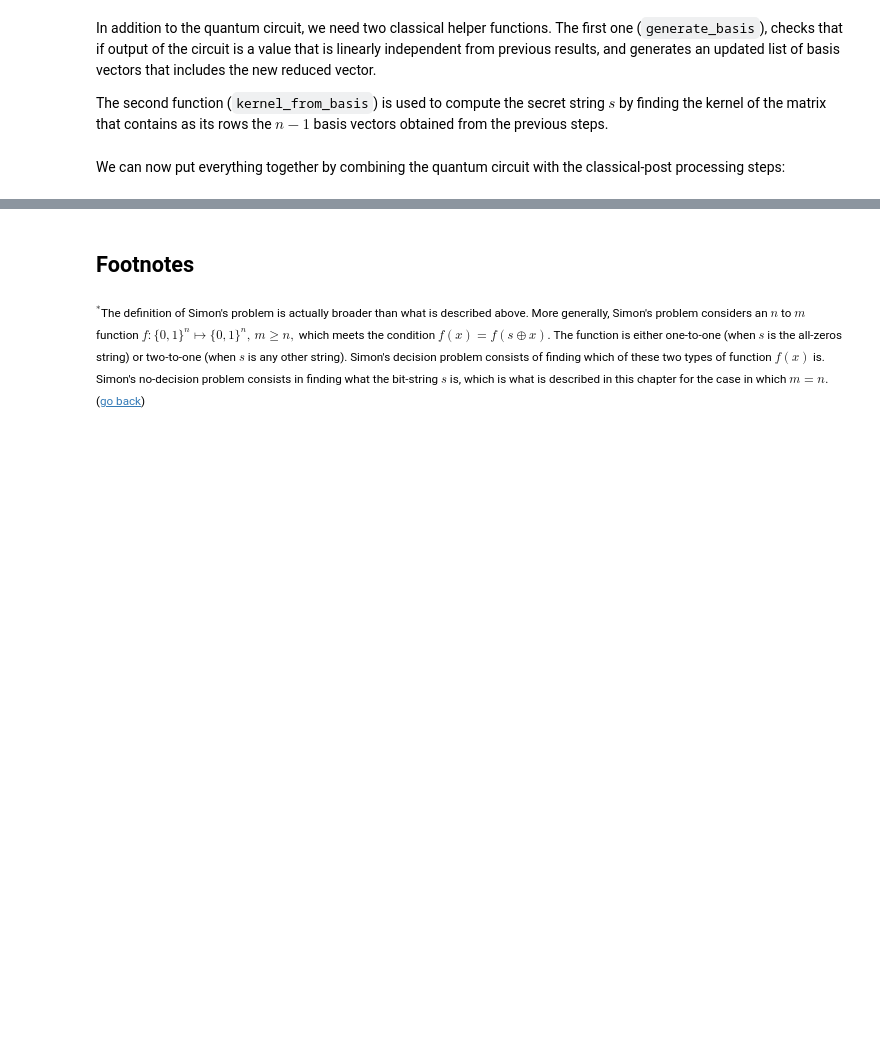
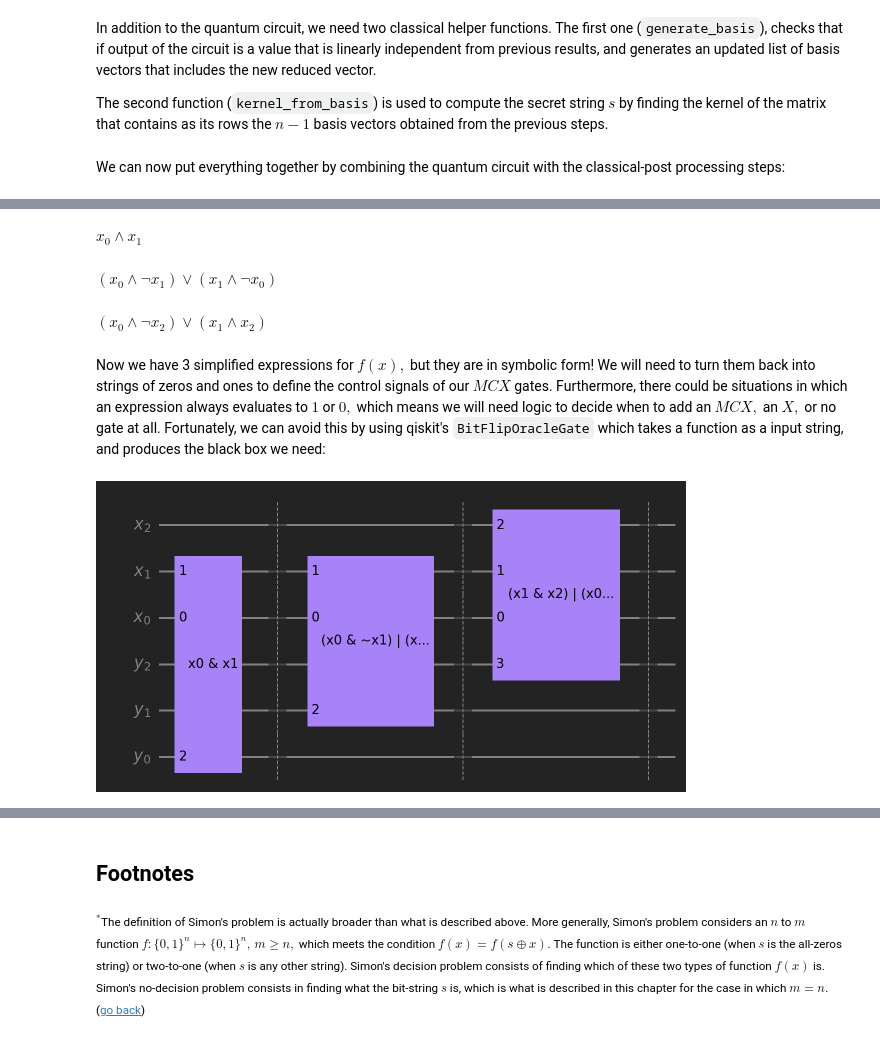
Before and after one commit to learn-quantum/lqc-textbook, a Jupyter notebook: chapters/04_quantum_algorithms/04_03_simons.ipynb, the cells around one changed output, grey strips where cells are left out. Drawn from its saved outputs; the diff is of its cells as text; code cells hidden in the pictures; blank space fills up the shorter version.

```diff
--- a/chapters/04_quantum_algorithms/04_03_simons.ipynb
+++ b/chapters/04_quantum_algorithms/04_03_simons.ipynb
@@ -823,0 +919,45 @@ $$
+# %%
+n = 3                         # number of qubits
+x_vars = ['x2', 'x1', 'x0']   # list of x inputs as strings
+x_symbs = symbols(x_vars)     # list of x inputs as symbols
+fx_expr_lst = []              # List to store fx expressions
+fx_x_lst = []                 # List to store x values in each fx expression
+# %%
+# Simplify f(x)_0
+fx_0 = [[0, 1, 1],
+        [1, 1, 1],]
+
+expr = SOPform(x_symbs, fx_0)
+fx_expr_lst.append(expr)
+fx_x_lst.append(expr.free_symbols)
+fx_expr_lst[0]
+# %% [output]
+$\displaystyle x_{0} \wedge x_{1}$
+# %%
+# Simplify f(x)_1
+fx_1 = [[0, 0, 1],
+        [0, 1, 0],
+        [1, 0, 1],
+        [1, 1, 0]]
+
+expr = SOPform(x_symbs, fx_1)
+fx_expr_lst.append(expr)
+fx_x_lst.append(expr.free_symbols)
+fx_expr_lst[1]
+# %% [output]
+$\displaystyle \left(x_{0} \wedge \neg x_{1}\right) \vee \left(x_{1} \wedge \neg x_{0}\right)$
+# %%
+# Simplify f(x)_2
+fx_2 = [[0, 0, 1],
+        [0, 1, 1],
+        [1, 1, 0],
+        [1, 1, 1]]
+
+expr = SOPform(x_symbs, fx_2)
+fx_expr_lst.append(expr)
+fx_x_lst.append(expr.free_symbols)
+fx_expr_lst[2]
+# %% [output]
+$\displaystyle \left(x_{0} \wedge \neg x_{2}\right) \vee \left(x_{1} \wedge x_{2}\right)$
+# %% [markdown]
+Now we have 3 simplified expressions for $f(x),$ but they are in symbolic form! We will need to turn them back into strings of zeros and ones to define the control signals of our $MCX$ gates. Furthermore, there could be situations in which an expression always evaluates to $1$ or $0,$ which means we will need logic to decide when to add an $MCX,$ an $X,$ or no gate at all. Fortunately, we can avoid this by using qiskit's `BitFlipOracleGate` which takes a function as a input string, and produces the black box we need:
@@ -823,0 +966,18 @@ $$
+# %%
+n = 3
+
+xr = QuantumRegister(n, name='x')
+yr = QuantumRegister(n, name='y')
+
+qc_bool = QuantumCircuit(yr, xr)
+
+for i in range(n):
+    fx_expr = str(fx_expr_lst[i])
+    x_in_fx = sorted([int(str(symbol)[1:]) for symbol in fx_x_lst[i]])
+    x_qubits = [q+n for q in x_in_fx] + [i]
+    qc_bool.append(BitFlipOracleGate(fx_expr, x_vars), x_qubits)
+    qc_bool.barrier()
+
+qc_bool.draw()
+# %% [output]
+[figure, added]
```
Also changed, not shown: parts of 21 cells of this notebook.
